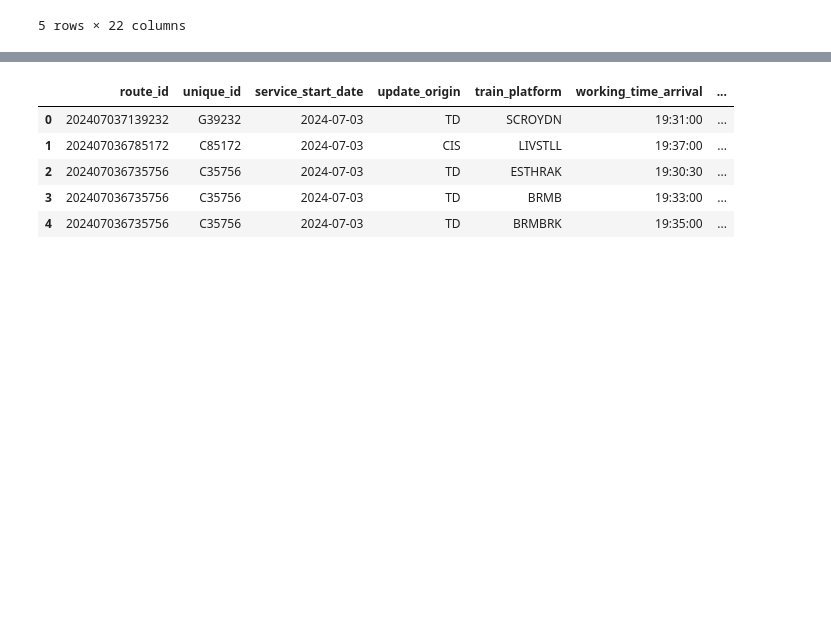
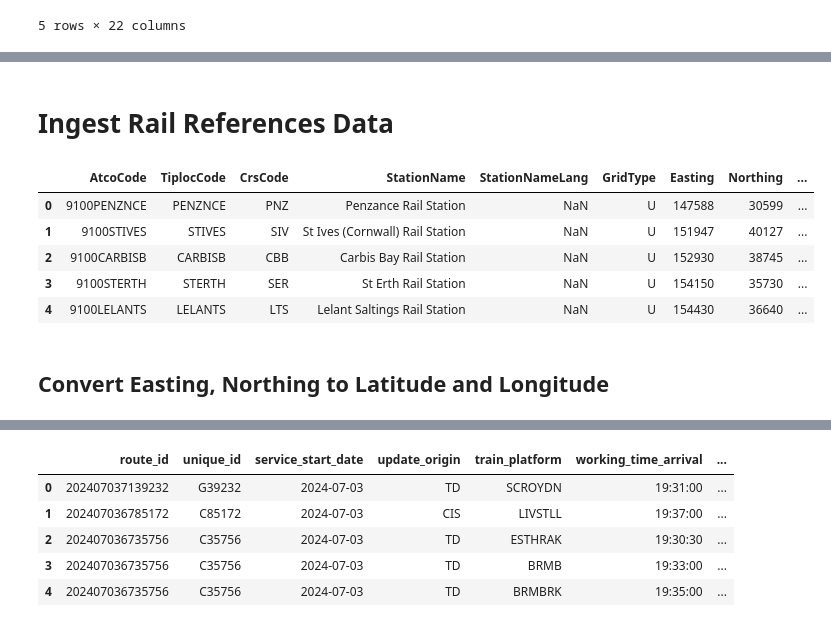
Before and after one commit to julessaldivar/-UK-Rail-Data-Pipeline-EDA, a Jupyter notebook: UK_RAil_EDA.ipynb, the cells around one changed output, grey strips where cells are left out. Drawn from its saved outputs; the diff is of its cells as text; code cells hidden in the pictures; blank space fills up the shorter version.

```diff
--- a/UK_RAil_EDA.ipynb
+++ b/UK_RAil_EDA.ipynb
@@ -126,0 +99,14 @@ Delayed column has same counts as is_delayed_departure.
+# %% [markdown]
+# Ingest Rail References Data
+# %%
+reference_df = pd.read_csv('./raw_data/RailReferences.csv')
+reference_df.head()
+# %% [output]
+|  | AtcoCode | TiplocCode | CrsCode | StationName | StationNameLang | GridType | Easting | Northing | ... |
+| 0 | 9100PENZNCE | PENZNCE | PNZ | Penzance Rail Station | NaN | U | 147588 | 30599 | ... |
+| 1 | 9100STIVES | STIVES | SIV | St Ives (Cornwall) Rail Station | NaN | U | 151947 | 40127 | ... |
+| 2 | 9100CARBISB | CARBISB | CBB | Carbis Bay Rail Station | NaN | U | 152930 | 38745 | ... |
+| 3 | 9100STERTH | STERTH | SER | St Erth Rail Station | NaN | U | 154150 | 35730 | ... |
+| 4 | 9100LELANTS | LELANTS | LTS | Lelant Saltings Rail Station | NaN | U | 154430 | 36640 | ... |
+# %% [markdown]
+## Convert Easting, Northing to Latitude and Longitude
```
Also changed, not shown: parts of 57 cells of this notebook.
